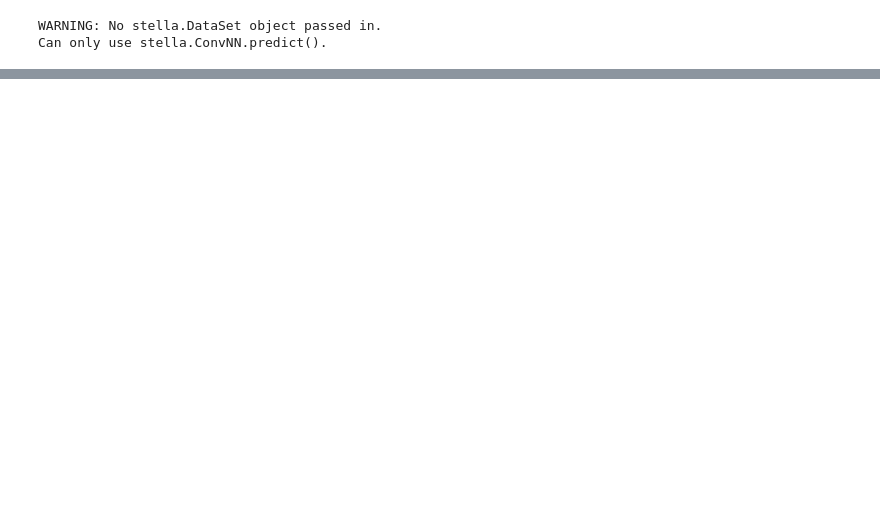
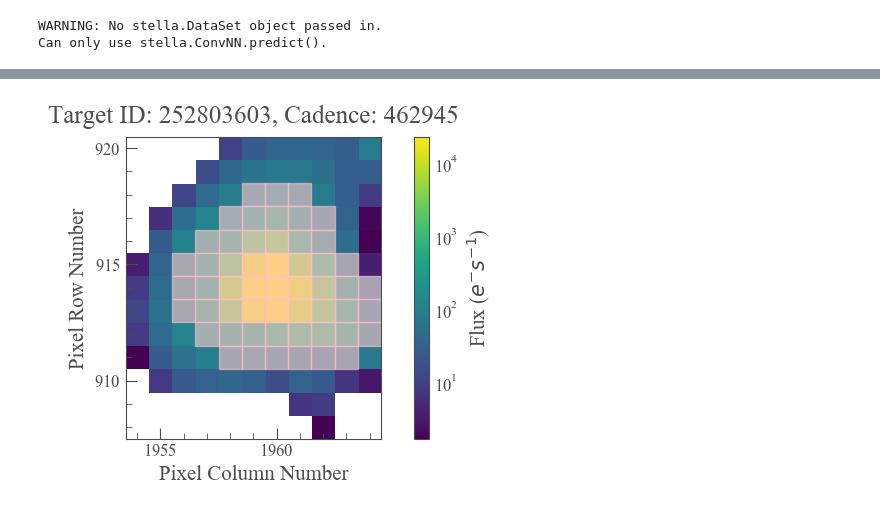
Before and after one commit to benjaminpope/mtv, a Jupyter notebook: notebooks/automatic.ipynb, the cells around one changed output, grey strips where cells are left out. Cells and saved outputs as stored; diff of their text form; code cells hidden in the pictures; blank space fills up the shorter version.

```diff
--- a/notebooks/automatic.ipynb
+++ b/notebooks/automatic.ipynb
@@ -192,0 +196,9 @@ plt.savefig('results/flare_lc_%s.png' % (name.replace(' ','_').lower()),bbox_inc
+# %%
+tpf = lk.search_targetpixelfile('TIC 252803603').download()
+# %%
+newmask = tpf.create_threshold_mask()
+newmask = binary_dilation(newmask)
+tpf.plot(aperture_mask=newmask,scale='log')
+bigger = tpf.to_lightcurve(aperture_mask=newmask)
+# %% [output]
+[figure, added]
```
Also changed, not shown: parts of 28 cells of this notebook, 16 other files.
